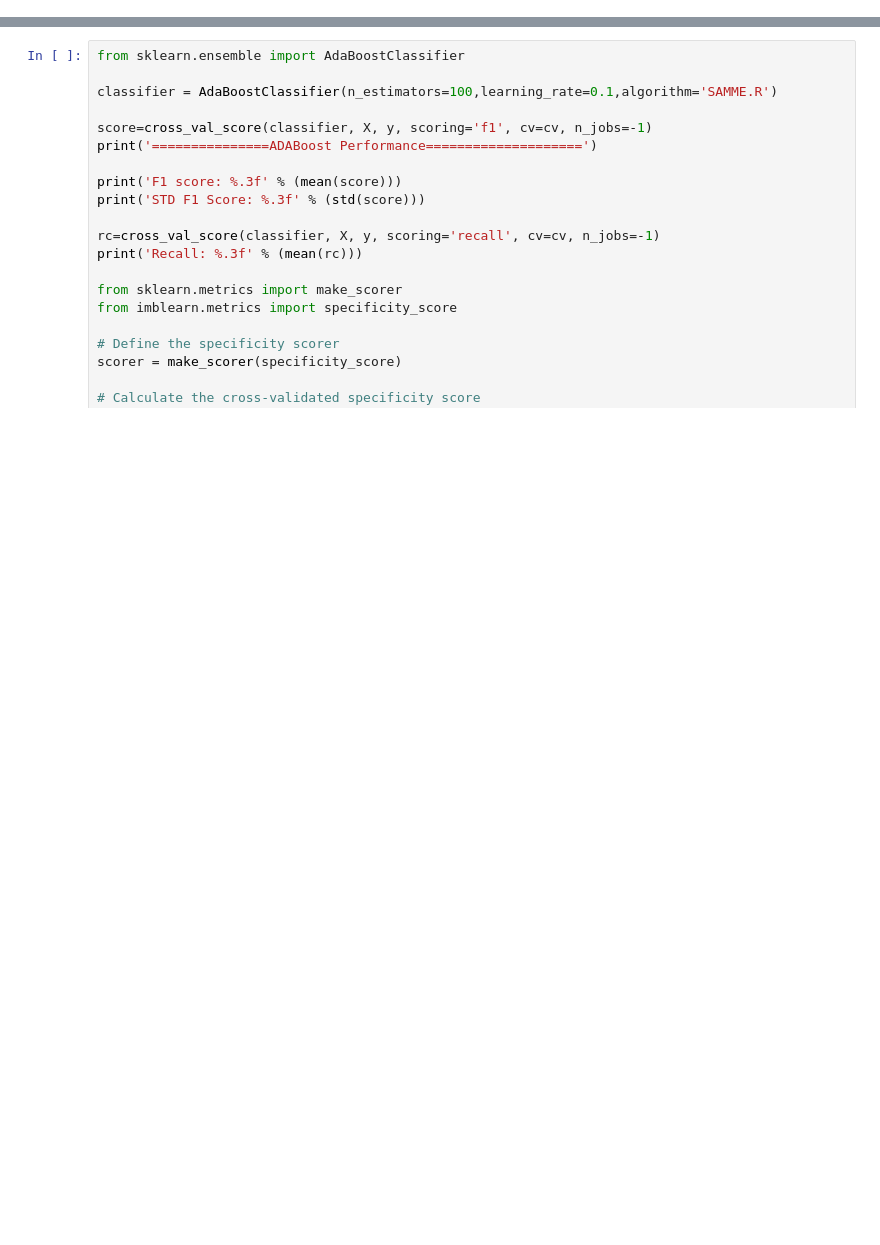
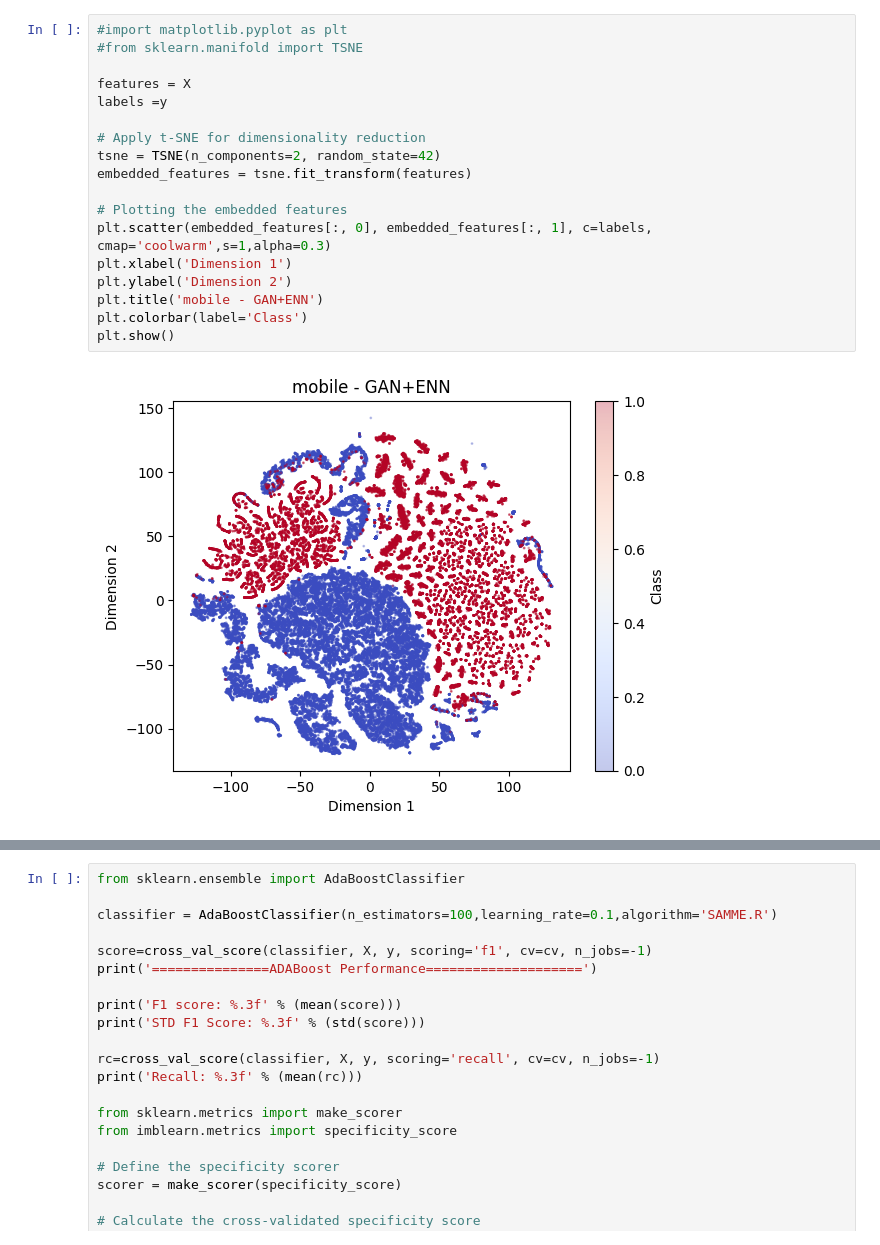
Before and after one commit to mahayasa/gan-hybrid-sampling-customer-churn, a Jupyter notebook: XGRFADA-CTGAN-mobile.ipynb, the cells around one changed output, grey strips where cells are left out. Drawn from its saved outputs; the diff is of its cells as text; blank space fills up the shorter version.

```diff
--- a/XGRFADA-CTGAN-mobile.ipynb
+++ b/XGRFADA-CTGAN-mobile.ipynb
@@ -187,0 +159,20 @@ G-Mean: 0.881
+# %%
+#import matplotlib.pyplot as plt
+#from sklearn.manifold import TSNE
+
+features = X
+labels =y
+
+# Apply t-SNE for dimensionality reduction
+tsne = TSNE(n_components=2, random_state=42)
+embedded_features = tsne.fit_transform(features)
+
+# Plotting the embedded features
+plt.scatter(embedded_features[:, 0], embedded_features[:, 1], c=labels, cmap='coolwarm',s=1,alpha=0.3)
+plt.xlabel('Dimension 1')
+plt.ylabel('Dimension 2')
+plt.title('mobile - GAN+ENN')
+plt.colorbar(label='Class')
+plt.show()
+# %% [output]
+[figure, added]
```
Also changed, not shown: parts of 15 cells of this notebook, 33 other files.
